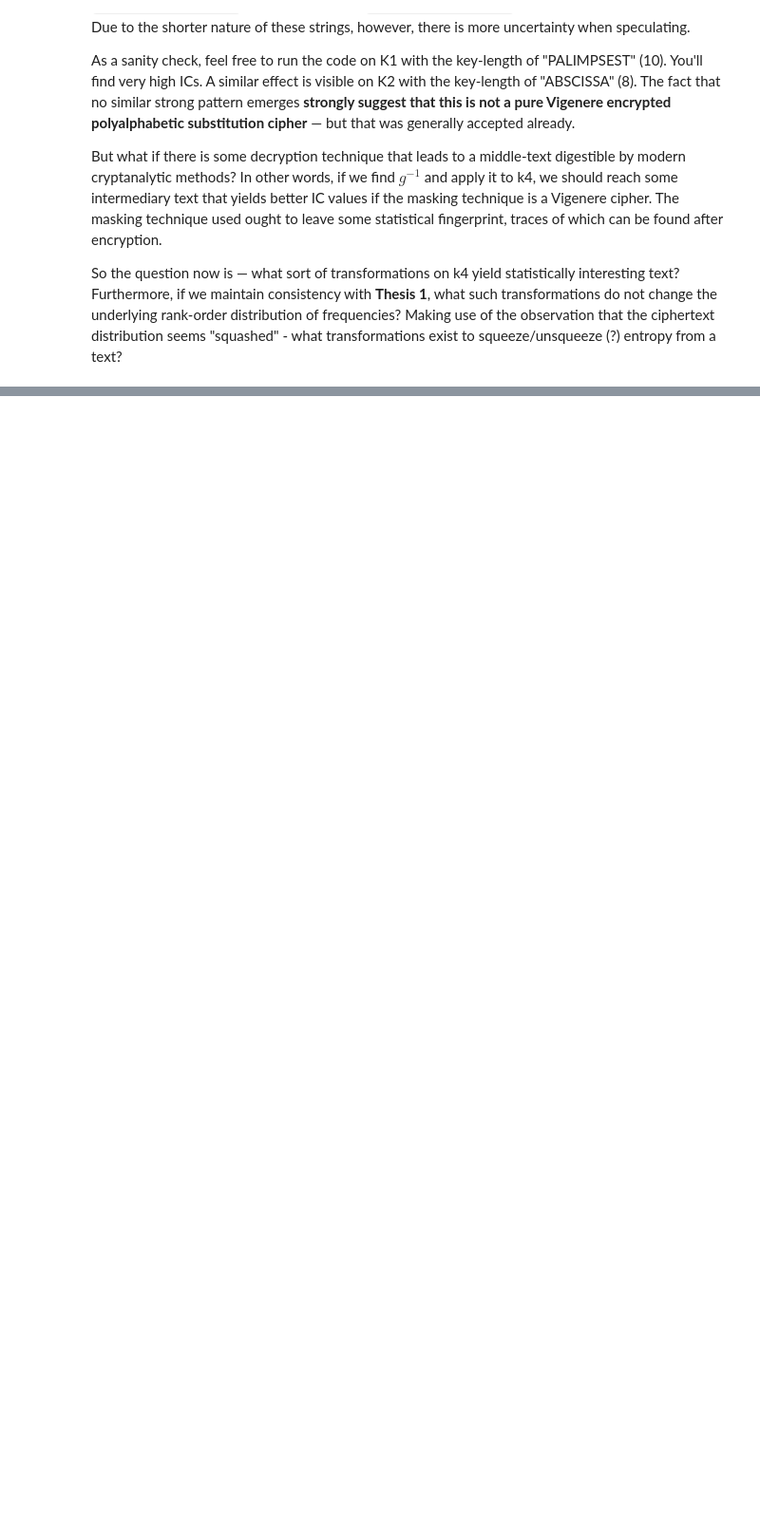
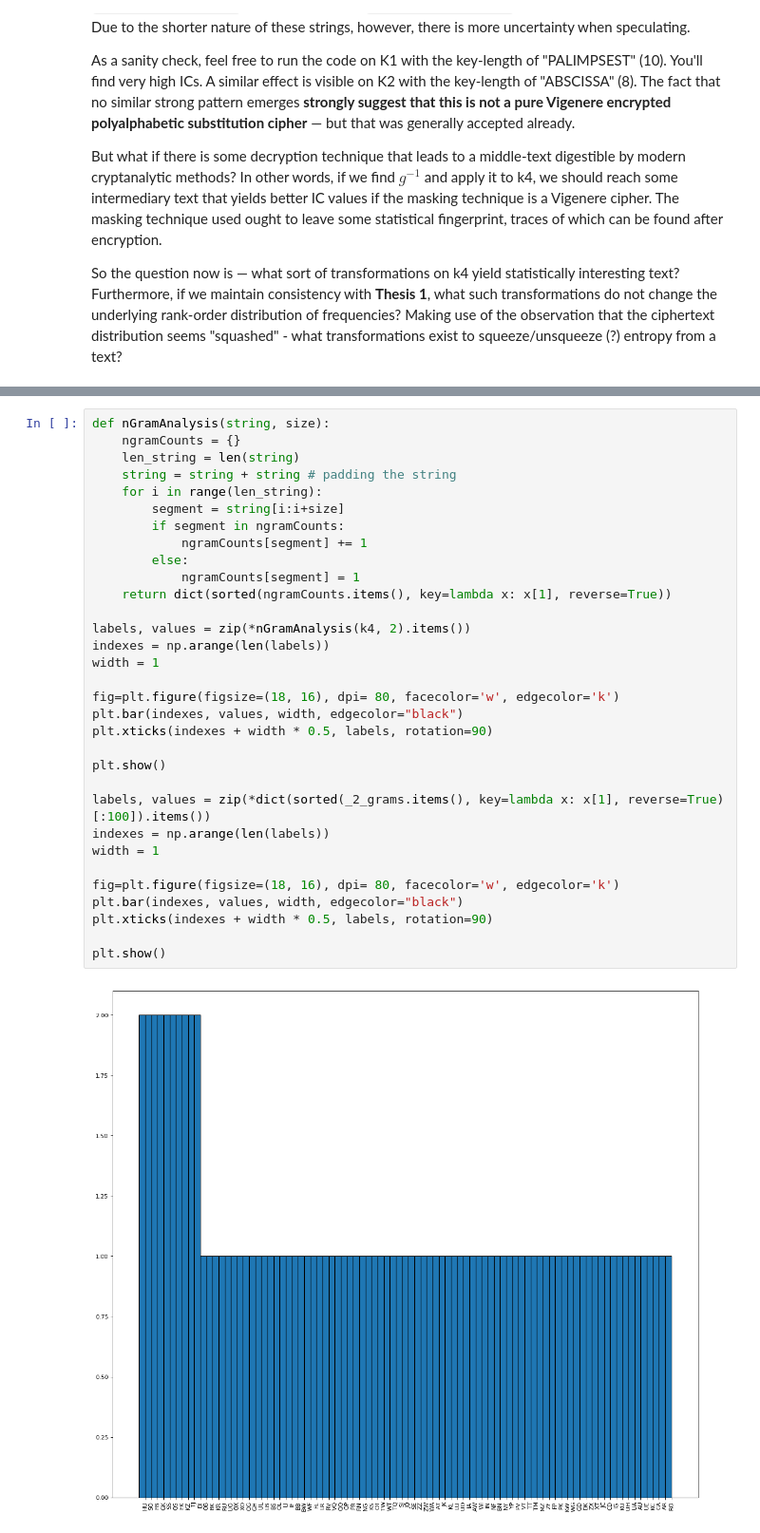
Before and after one commit to tchainzzz/kryptos, a Jupyter notebook: Kryptos -- Towards K4.ipynb, the cells around one changed output, grey strips where cells are left out. Shown: that part at 95% size. Saved outputs shown, nothing was run; the diff lists cells and outputs as text; blank space fills up the shorter version.

```diff
--- a/Kryptos -- Towards K4.ipynb
+++ b/Kryptos -- Towards K4.ipynb
@@ -293,0 +521,34 @@ So the question now is — what sort of transformations on k4 yield statisticall
+# %%
+def nGramAnalysis(string, size):
+    ngramCounts = {}
+    len_string = len(string)
+    string = string + string # padding the string
+    for i in range(len_string):
+        segment = string[i:i+size]
+        if segment in ngramCounts:
+            ngramCounts[segment] += 1
+        else:
+            ngramCounts[segment] = 1
+    return dict(sorted(ngramCounts.items(), key=lambda x: x[1], reverse=True))
+
+labels, values = zip(*nGramAnalysis(k4, 2).items())
+indexes = np.arange(len(labels))
+width = 1
+
+fig=plt.figure(figsize=(18, 16), dpi= 80, facecolor='w', edgecolor='k')
+plt.bar(indexes, values, width, edgecolor="black")
+plt.xticks(indexes + width * 0.5, labels, rotation=90)
+
+plt.show()
+
+labels, values = zip(*dict(sorted(_2_grams.items(), key=lambda x: x[1], reverse=True)[:100]).items())
+indexes = np.arange(len(labels))
+width = 1
+
+fig=plt.figure(figsize=(18, 16), dpi= 80, facecolor='w', edgecolor='k')
+plt.bar(indexes, values, width, edgecolor="black")
+plt.xticks(indexes + width * 0.5, labels, rotation=90)
+
+plt.show()
+# %% [output]
+[figure, added]
```
Also changed, not shown: parts of 19 cells of this notebook, 2 other files.
